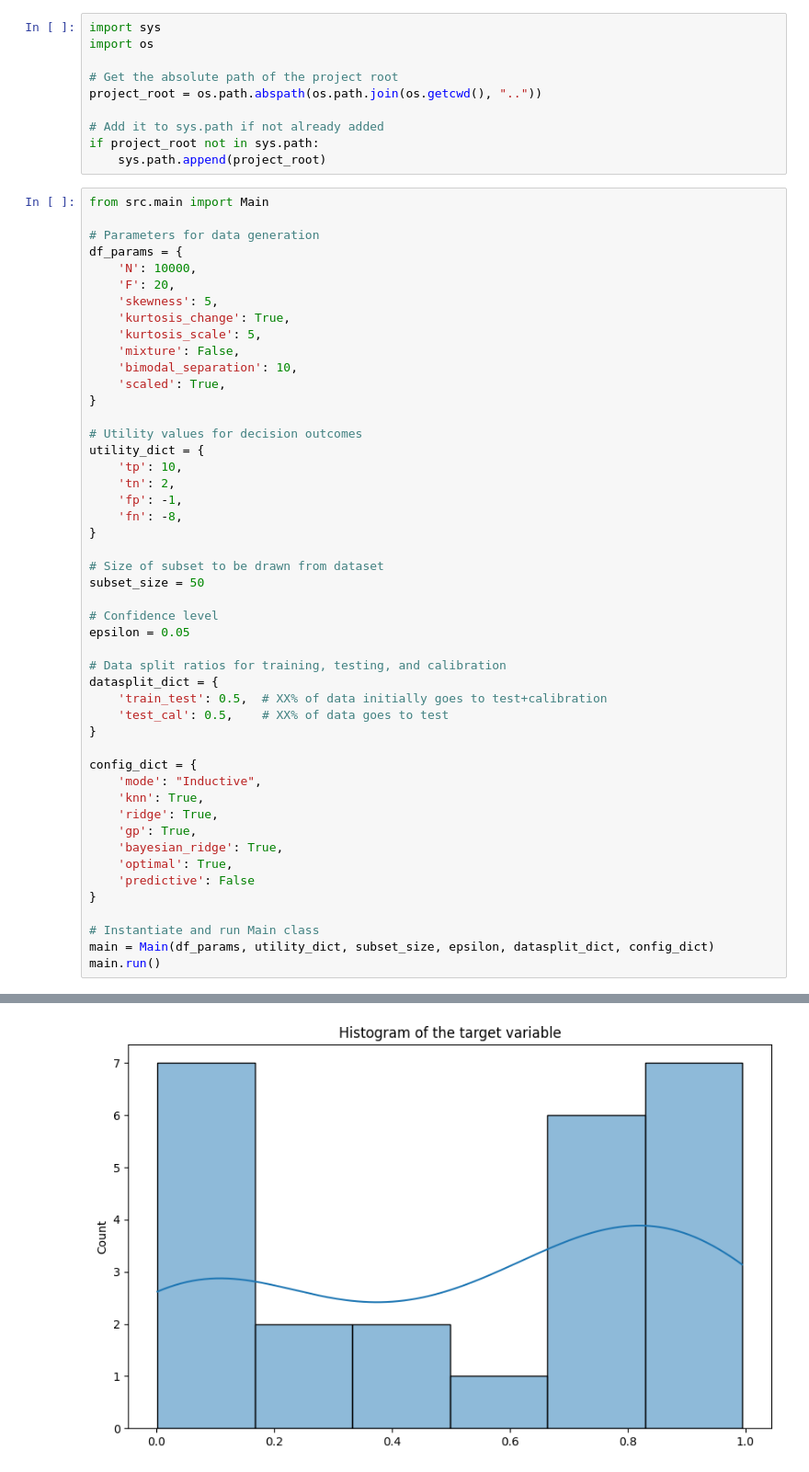
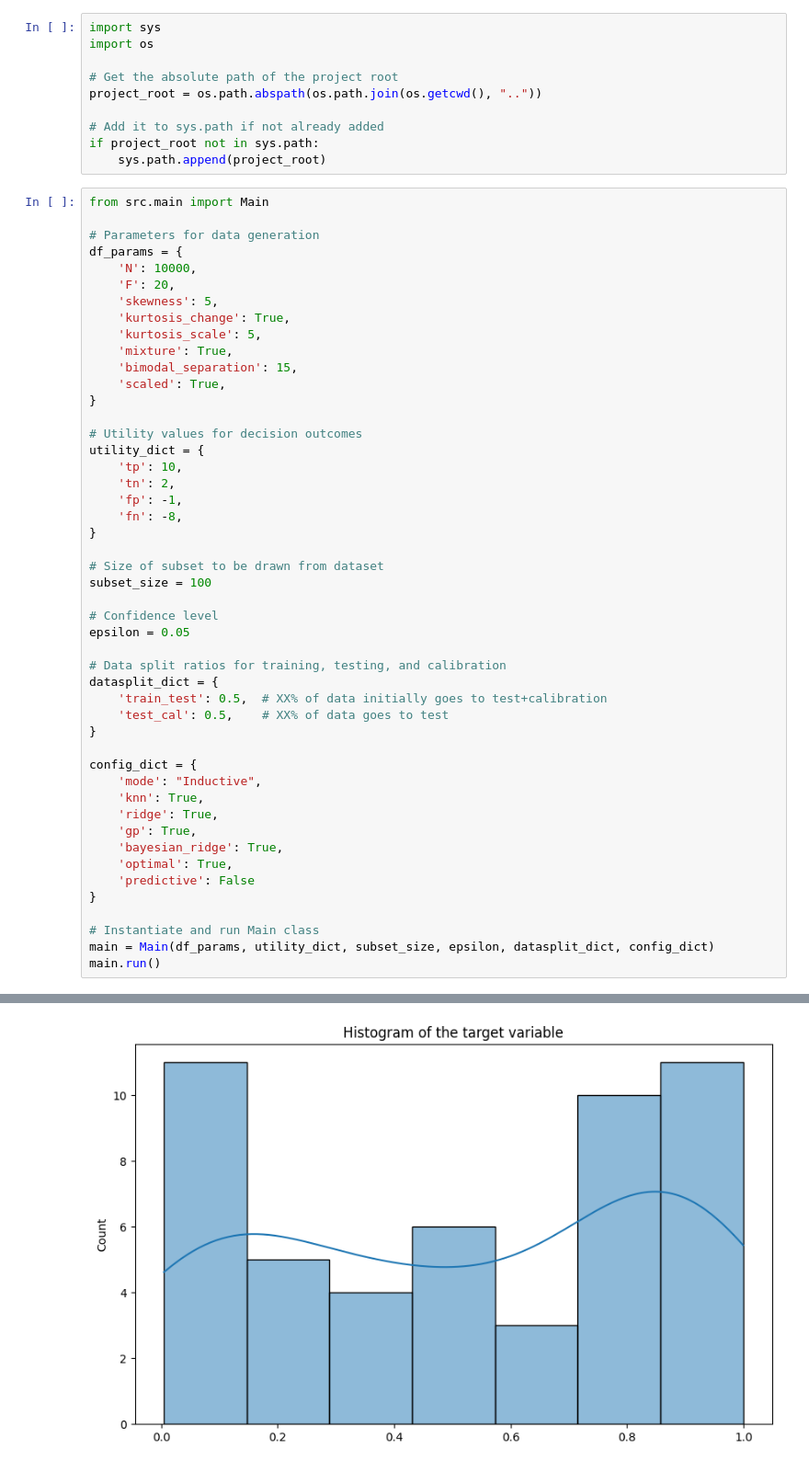
Before and after one commit to simonlanngren/Conformal-Predictive-Decision-Making, a Jupyter notebook: notebooks/Experiment_template.ipynb, the cells around one changed output, grey strips where cells are left out. Shown at 92% size. Cells and saved outputs as stored; diff of their text form.

```diff
--- a/notebooks/Experiment_template.ipynb
+++ b/notebooks/Experiment_template.ipynb
@@ -18,8 +18,8 @@ df_params = {
     'skewness': 5,
     'kurtosis_change': True,
     'kurtosis_scale': 5,
-    'mixture': False,
-    'bimodal_separation': 10,
+    'mixture': True,
+    'bimodal_separation': 15,
     'scaled': True,
 }
 
@@ -32,7 +32,7 @@ utility_dict = {
 }
 
 # Size of subset to be drawn from dataset
-subset_size = 50
+subset_size = 100
 
 # Confidence level
 epsilon = 0.05
@@ -72,3 +72,3 @@ Kurtosis: 0.7781
 
 --------------------------------------------------
-[figure, old version]
+[figure, new version]
```
Also changed, not shown: parts of 1 cell of this notebook, 4 other files.
